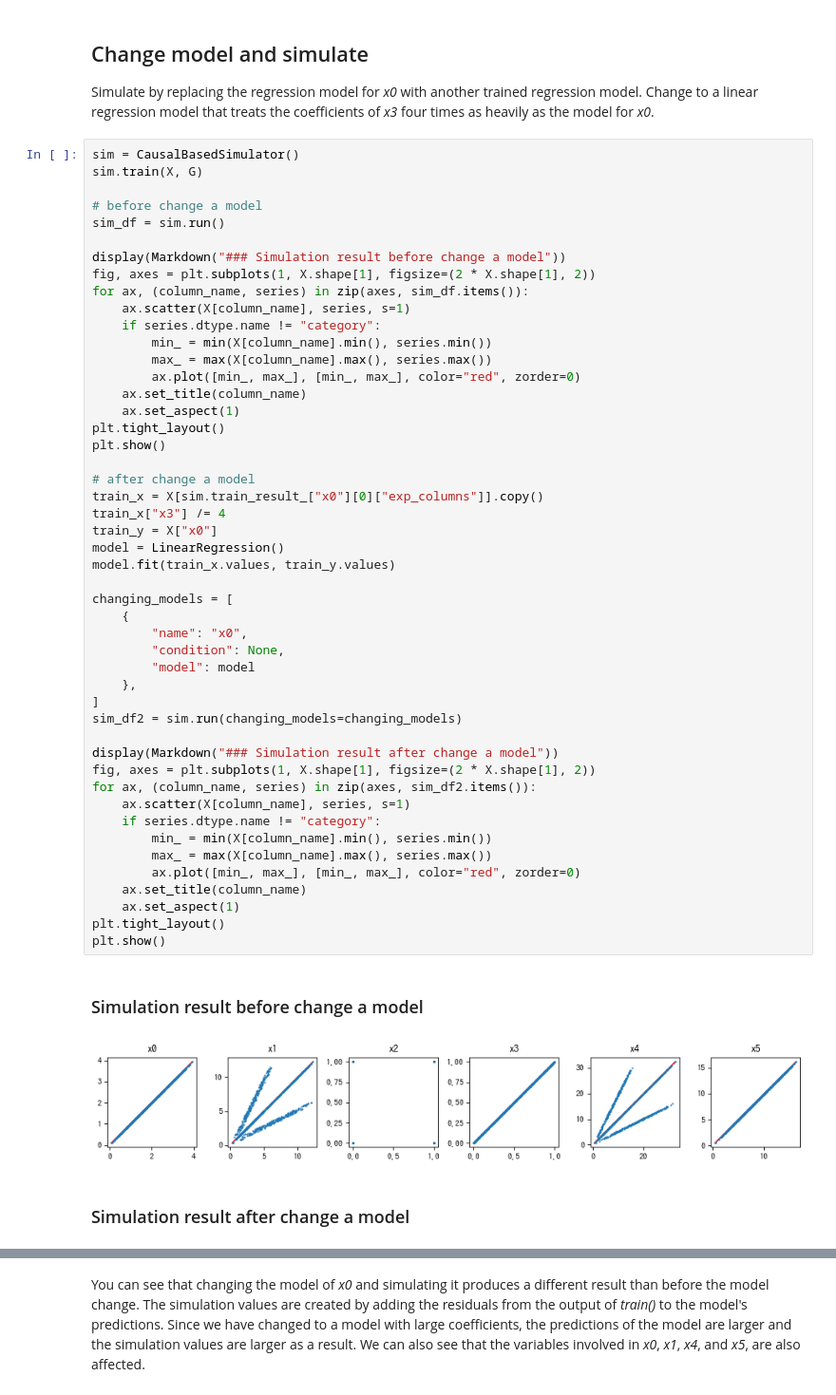
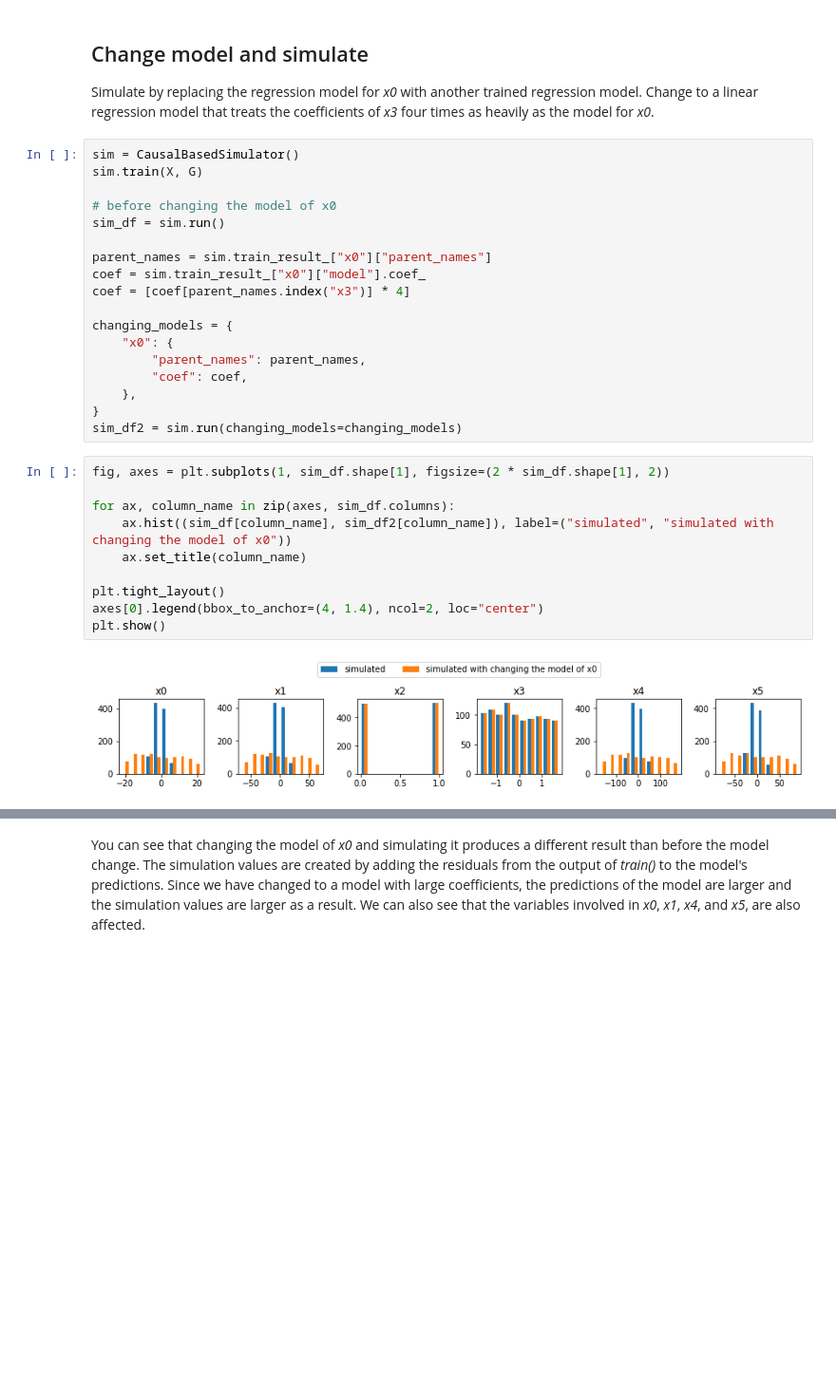
Before and after one commit to cdt15/lingam, a Jupyter notebook: examples/CausalBasedSimulator_generating_simulated_data.ipynb, the cells around one changed output, grey strips where cells are left out. Shown at 95% size. Drawn from its saved outputs; the diff is of its cells as text; blank space fills up the shorter version.

```diff
--- a/examples/CausalBasedSimulator_generating_simulated_data.ipynb
+++ b/examples/CausalBasedSimulator_generating_simulated_data.ipynb
@@ -245,55 +164,33 @@ plt.show()
 ## Change model and simulate
 
 Simulate by replacing the regression model for *x0* with another trained regression model. Change to a linear regression model that treats the coefficients of *x3* four times as heavily as the model for *x0*.
+# %%
+sim = CausalBasedSimulator()
+sim.train(X, G)
+
+# before changing the model of x0
+sim_df = sim.run()
+
+parent_names = sim.train_result_["x0"]["parent_names"]
+coef = sim.train_result_["x0"]["model"].coef_
+coef = [coef[parent_names.index("x3")] * 4]
+
+changing_models = {
+    "x0": {
+        "parent_names": parent_names,
+        "coef": coef,
+    },
+}
+sim_df2 = sim.run(changing_models=changing_models)
 # %%
-sim = CausalBasedSimulator()
-sim.train(X, G)
+fig, axes = plt.subplots(1, sim_df.shape[1], figsize=(2 * sim_df.shape[1], 2))
 
-# before change a model
-sim_df = sim.run()
+for ax, column_name in zip(axes, sim_df.columns):
+    ax.hist((sim_df[column_name], sim_df2[column_name]), label=("simulated", "simulated with changing the model of x0"))
+    ax.set_title(column_name)
 
-display(Markdown("### Simulation result before change a model"))
-fig, axes = plt.subplots(1, X.shape[1], figsize=(2 * X.shape[1], 2))
-for ax, (column_name, series) in zip(axes, sim_df.items()):
-    ax.scatter(X[column_name], series, s=1)
-    if series.dtype.name != "category":
-        min_ = min(X[column_name].min(), series.min())
-        max_ = max(X[column_name].max(), series.max())
-        ax.plot([min_, max_], [min_, max_], color="red", zorder=0)
-    ax.set_title(column_name)
-    ax.set_aspect(1)
 plt.tight_layout()
+axes[0].legend(bbox_to_anchor=(4, 1.4), ncol=2, loc="center")
 plt.show()
-
-# after change a model
-train_x = X[sim.train_result_["x0"][0]["exp_columns"]].copy()
-train_x["x3"] /= 4
-train_y = X["x0"]
-model = LinearRegression()
-model.fit(train_x.values, train_y.values)
-
-changing_models = [
-    {
-        "name": "x0",
-        "condition": None,
-        "model": model
-    },
-]
-sim_df2 = sim.run(changing_models=changing_models)
-
-display(Markdown("### Simulation result after change a model"))
-fig, axes = plt.subplots(1, X.shape[1], figsize=(2 * X.shape[1], 2))
-for ax, (column_name, series) in zip(axes, sim_df2.items()):
-    ax.scatter(X[column_name], series, s=1)
-    if series.dtype.name != "category":
-        min_ = min(X[column_name].min(), series.min())
-        max_ = max(X[column_name].max(), series.max())
-        ax.plot([min_, max_], [min_, max_], color="red", zorder=0)
-    ax.set_title(column_name)
-    ax.set_aspect(1)
-plt.tight_layout()
-plt.show()
 # %% [output]
-### Simulation result before change a model
-[figure, old version]
+[figure, new version]
-### Simulation result after change a model
```
Also changed, not shown: parts of 27 cells of this notebook, 4 other files.
